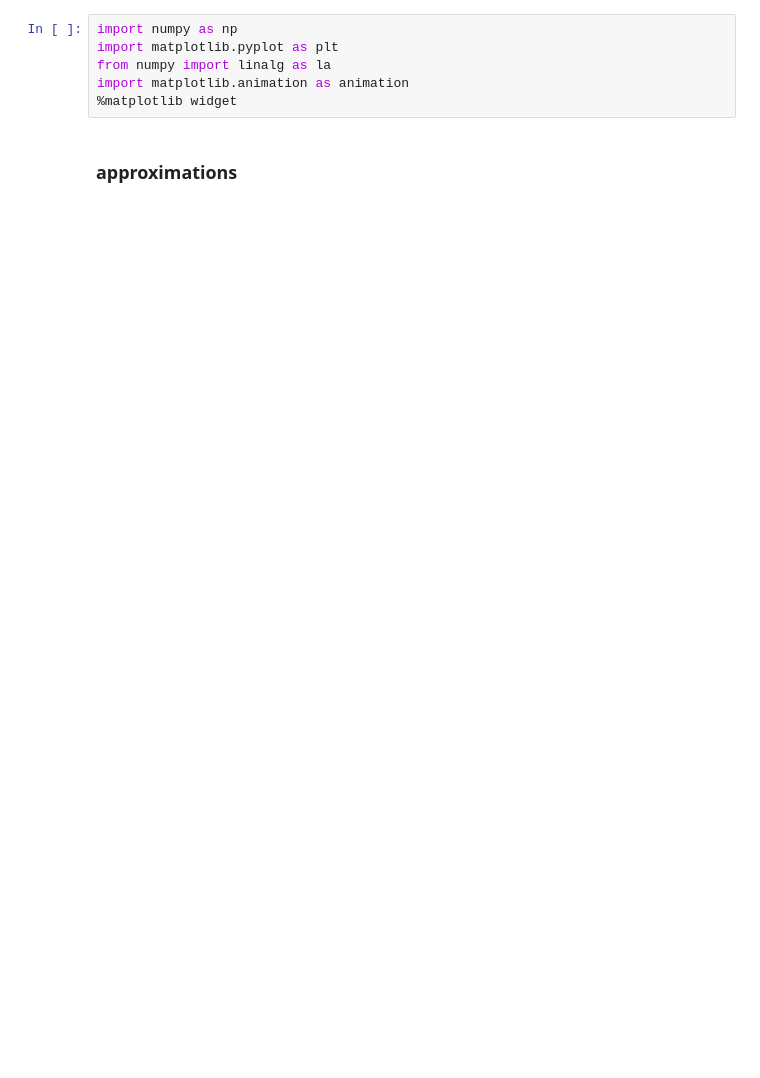
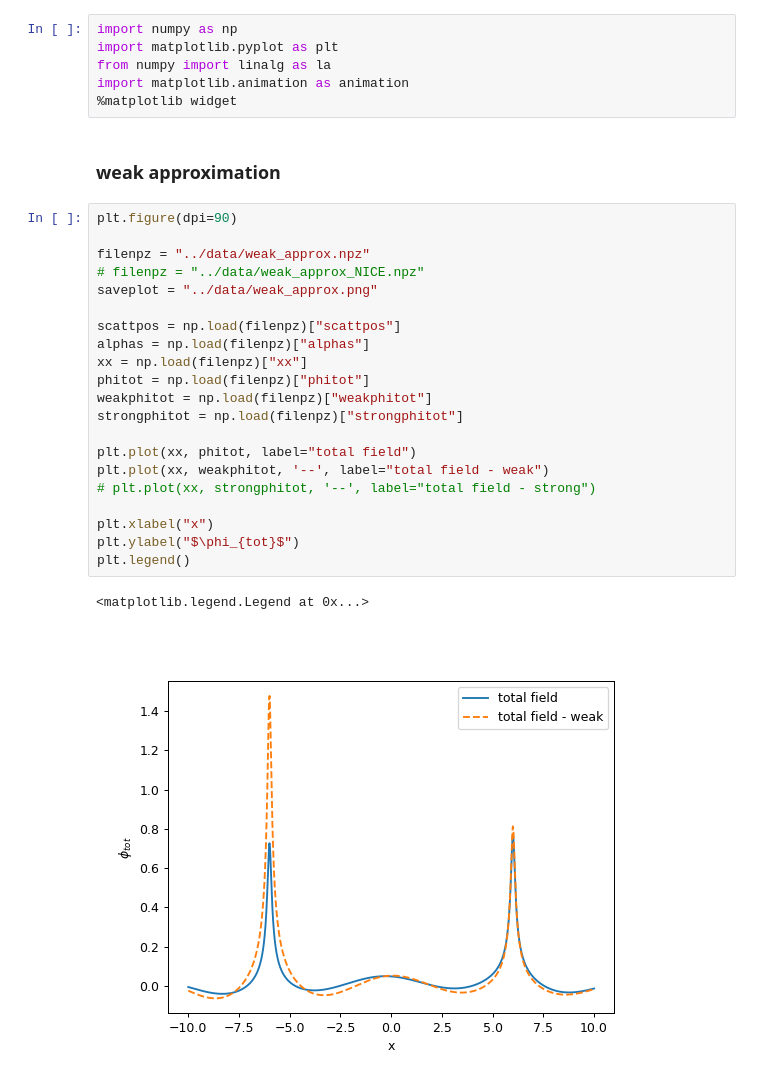
Before and after one commit to mekise/graph-theory-dda, a Jupyter notebook: notebooks/plot_paper.ipynb, the cells around one changed output. Drawn from its saved outputs; the diff is of its cells as text; blank space fills up the shorter version.

```diff
--- a/notebooks/plot_paper.ipynb
+++ b/notebooks/plot_paper.ipynb
@@ -4,5 +4,29 @@ import matplotlib.pyplot as plt
 from numpy import linalg as la
 import matplotlib.animation as animation
 %matplotlib widget
-# %% [markdown]
-### approximations
+# %% [markdown]
+### weak approximation
+# %%
+plt.figure(dpi=90)
+
+filenpz = "../data/weak_approx.npz"
+# filenpz = "../data/weak_approx_NICE.npz"
+saveplot = "../data/weak_approx.png"
+
+scattpos = np.load(filenpz)["scattpos"]
+alphas = np.load(filenpz)["alphas"]
+xx = np.load(filenpz)["xx"]
+phitot = np.load(filenpz)["phitot"]
+weakphitot = np.load(filenpz)["weakphitot"]
+strongphitot = np.load(filenpz)["strongphitot"]
+
+plt.plot(xx, phitot, label="total field")
+plt.plot(xx, weakphitot, '--', label="total field - weak")
+# plt.plot(xx, strongphitot, '--', label="total field - strong")
+
+plt.xlabel("x")
+plt.ylabel("$\phi_{tot}$")
+plt.legend()
+# %% [output]
+<matplotlib.legend.Legend at 0x...>
+[figure, added]
```
Also changed, not shown: parts of 4 cells of this notebook, 13 other files.
